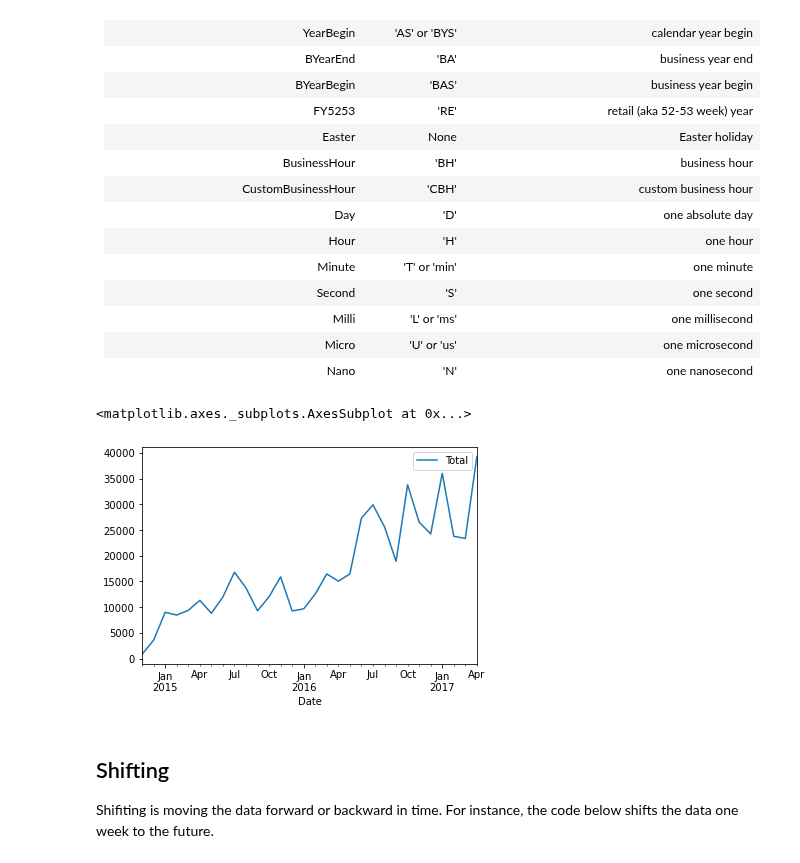
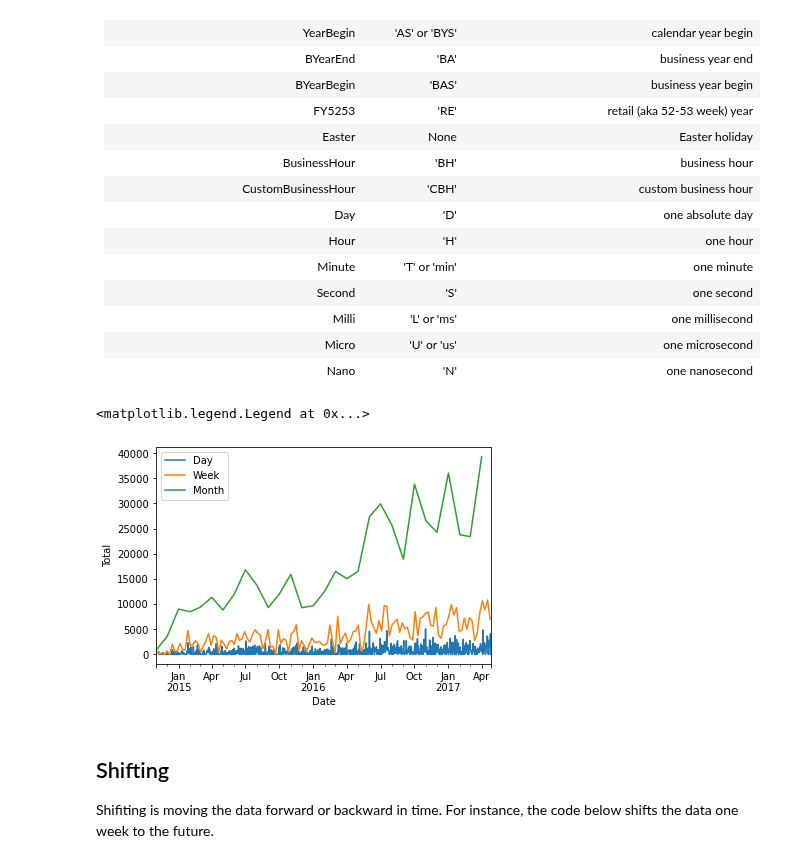
Before and after one commit to 3springs/deep_ml_curriculum, a Jupyter notebook: notebooks/06 Time Series Analysis/TSA.ipynb, the cells around one changed output. Saved outputs shown, nothing was run; the diff lists cells and outputs as text; code cells hidden in the pictures.

```diff
--- a/notebooks/06 Time Series Analysis/TSA.ipynb
+++ b/notebooks/06 Time Series Analysis/TSA.ipynb
@@ -338,12 +363,17 @@ DateOffsets and their frequency strings. ([Source](https://pandas.pydata.org/pan
     </tr>
   </tbody>
 </table>
-# %%
-# monthly sales plot
-data_index_parsed.resample("M").sum().plot(y="Total")
-# %% [output]
-<matplotlib.axes._subplots.AxesSubplot at 0x...>
-[figure, removed]
+# %%
+# Lets compare differen't resamplings
+ax=plt.gca()
+data_index_parsed['Total'].resample("D").sum().plot(label="Day", ax=ax)
+data_index_parsed['Total'].resample("W").sum().plot(label="Week", ax=ax)
+data_index_parsed['Total'].resample("M").sum().plot(label="Month", ax=ax)
+plt.ylabel('Total')
+plt.legend()
+# %% [output]
+<matplotlib.legend.Legend at 0x...>
+[figure, added]
 # %% [markdown]
 ## Shifting
 Shifiting is moving the data forward or backward in time. For instance, the code below shifts the data one week to the future.
```
Also changed, not shown: parts of 49 cells of this notebook.
